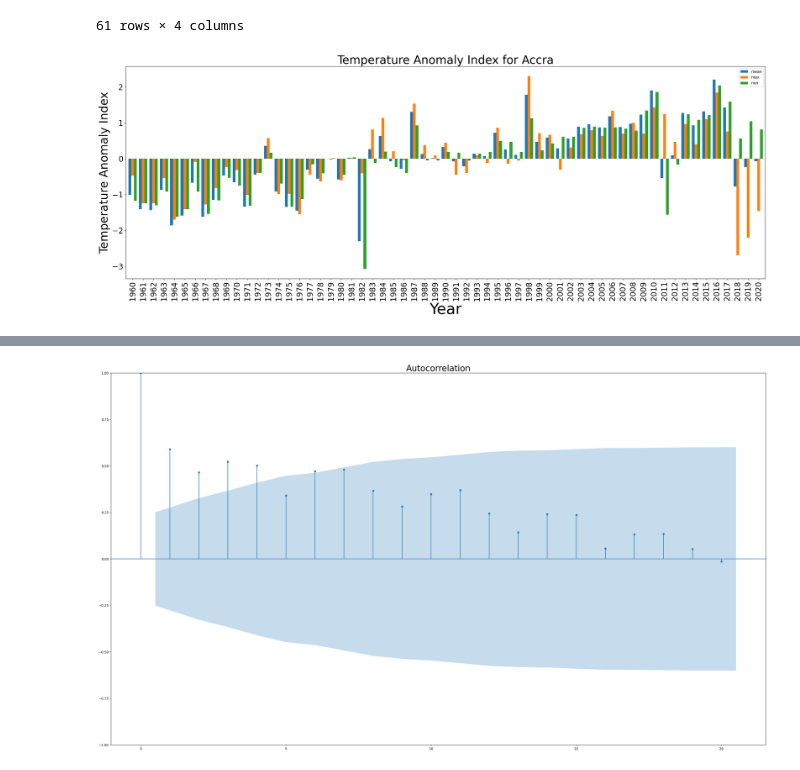
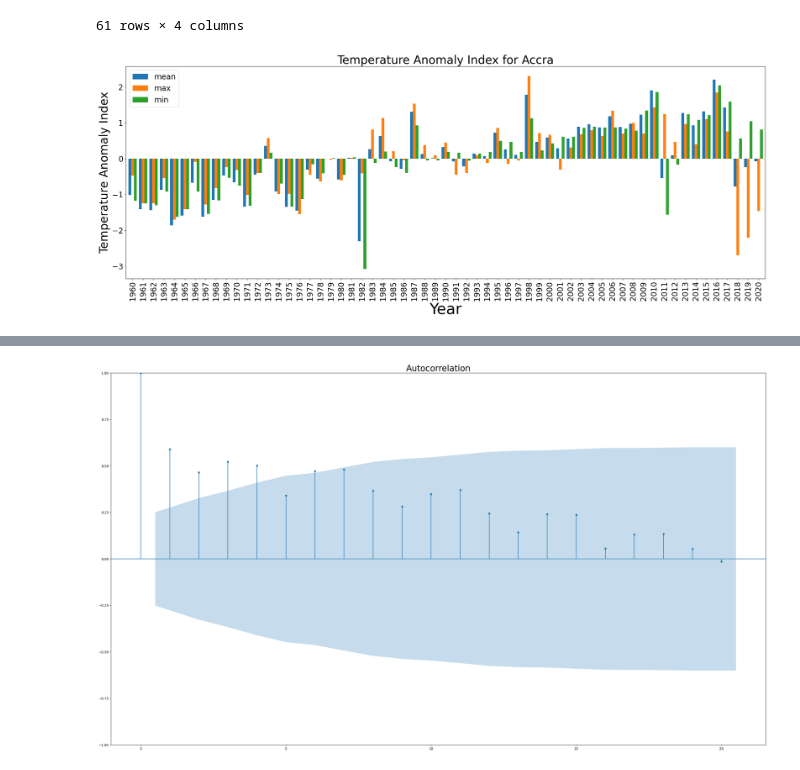
Before and after one commit to buabaj/air-temperature-analysis, a Jupyter notebook: temp-analysis.ipynb, the cells around one changed output, grey strips where cells are left out. Drawn from its saved outputs; the diff is of its cells as text; code cells hidden in the pictures.

```diff
--- a/temp-analysis.ipynb
+++ b/temp-analysis.ipynb
@@ -90,24 +90,25 @@ temp_anomaly
 # %%
 #plot the temperature anomaly index as a bar chart
 
 
 plt.rcParams["figure.figsize"] = (30, 10)
 fig, ax = plt.subplots()
 (
     temp_anomaly
     .set_index('year')
     .plot.bar(ax=ax, width=0.8)
 )
 
 plt.xlabel('Year', fontsize=40)
 plt.xticks(fontsize=20)
 plt.yticks(fontsize=20)
 plt.ylabel('Temperature Anomaly Index', fontsize=30)
 plt.title('Temperature Anomaly Index for Accra', fontsize=30)
+ax.legend(fontsize=20, loc='upper left')
 plt.savefig('Accra-temperature-anomaly.png')
 plt.show()
 # %% [output]
-[figure, old version]
+[figure, new version]
 # %%
 #%pip install statsmodels
 # %% [output]
```
Also changed, not shown: 1 other file.
